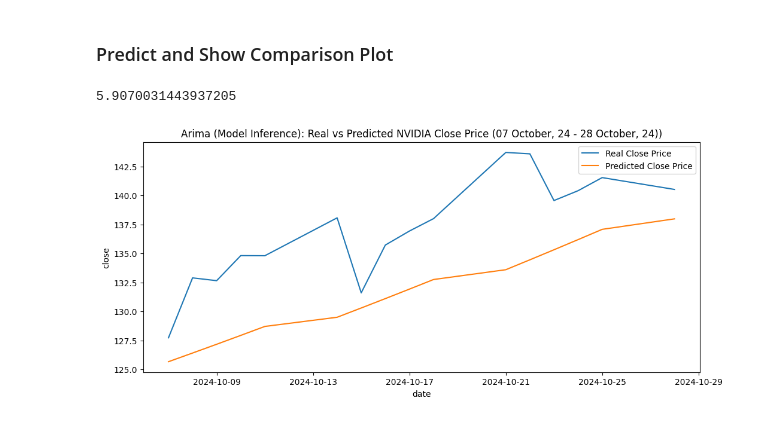
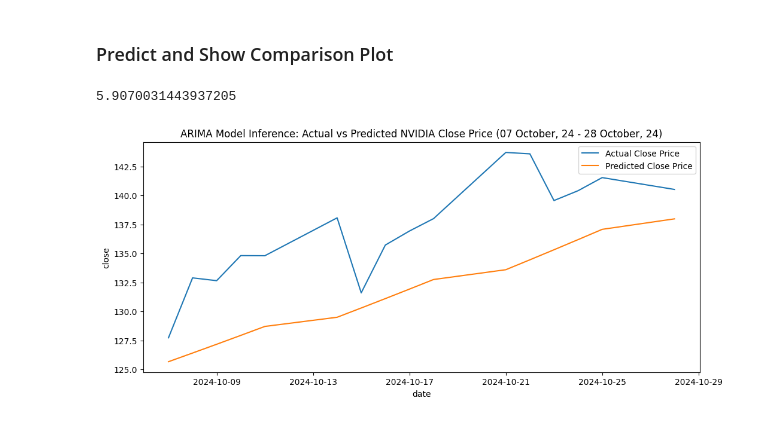
Before and after one commit to fadhilrezam/Time_Series_Forecasting_Stock_Market, a Jupyter notebook: notebooks/main.ipynb, the cells around one changed output. Saved outputs shown, nothing was run; the diff lists cells and outputs as text; code cells hidden in the pictures.

Commit message:
'update_plot'

```diff
--- a/notebooks/main.ipynb
+++ b/notebooks/main.ipynb
@@ -456,19 +456,19 @@ exog_future
 # %%
 y_pred = model_arima.get_forecast(steps = len(df_inference), exog = exog_future).predicted_mean.values
 
 df_future = pd.DataFrame({'close_pred':y_pred}, index = df_inference.index)
 df_future['close_pred_original'] = np.exp(df_future['close_pred'].cumsum() + df['close_log'].iloc[-1])
 
 min_date = df_inference.index.min().strftime('%d %B, %y')
 max_date = df_inference.index.max().strftime('%d %B, %y')
 
 plt.figure(figsize = (12,5))
-plt.title(f'Arima (Model Inference): Real vs Predicted NVIDIA Close Price ({min_date} - {max_date}))')
-sns.lineplot(x = df_inference.index, y = df_inference['close'], label = 'Real Close Price')
+plt.title(f'ARIMA Model Inference: Actual vs Predicted NVIDIA Close Price ({min_date} - {max_date})')
+sns.lineplot(x = df_inference.index, y = df_inference['close'], label = 'Actual Close Price')
 sns.lineplot(x = df_future.index, y = df_future['close_pred_original'], label = 'Predicted Close Price')
 plt.legend()
 rmse_future = root_mean_squared_error(df_inference['close'], df_future ['close_pred_original'])
 print(rmse_future)
 # %% [output]
 5.9070031443937205
-[figure, old version]
+[figure, new version]
```
